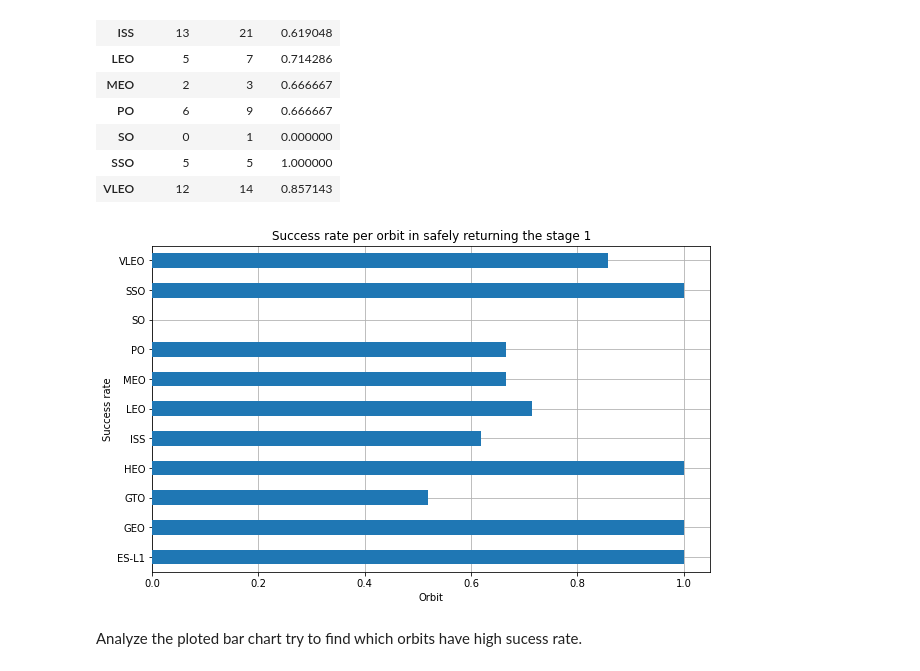
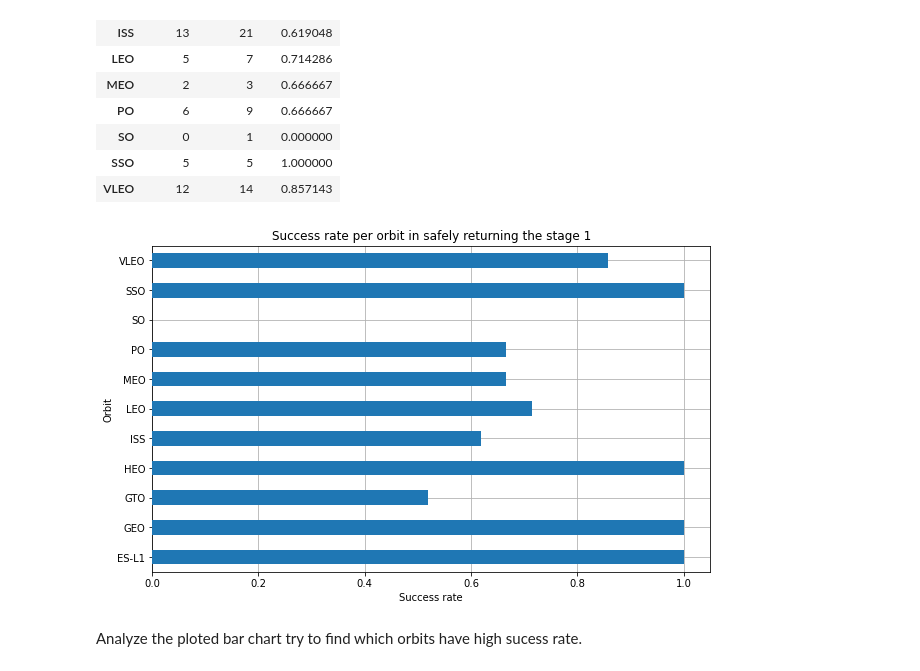
Before and after one commit to aleg83/applied_data_science, a Jupyter notebook: jupyter-labs-eda-dataviz.ipynb, the cells around one changed output. Saved outputs shown, nothing was run; the diff lists cells and outputs as text; code cells hidden in the pictures.

```diff
--- a/jupyter-labs-eda-dataviz.ipynb
+++ b/jupyter-labs-eda-dataviz.ipynb
@@ -149,16 +149,16 @@ data
 # %%
 # bar plot
 ax = data.plot(kind='barh', y='Success rate', figsize=(10, 6), zorder=3)
 ax.grid(zorder=0) # set a grid with lower order than the bars to have it behind
 ax.get_legend().remove() # we do not need a legend for this plot
 
-plt.xlabel('Orbit')
-plt.ylabel('Success rate')
+plt.xlabel('Success rate')
+plt.ylabel('Orbit')
 plt.title('Success rate per orbit in safely returning the stage 1')
 
 plt.show()
 # %% [output]
-[figure, old version]
+[figure, new version]
 # %% [markdown]
 Analyze the ploted bar chart try to find which orbits have high sucess rate.
 # %% [markdown]
```
Also changed, not shown: parts of 2 cells of this notebook.
